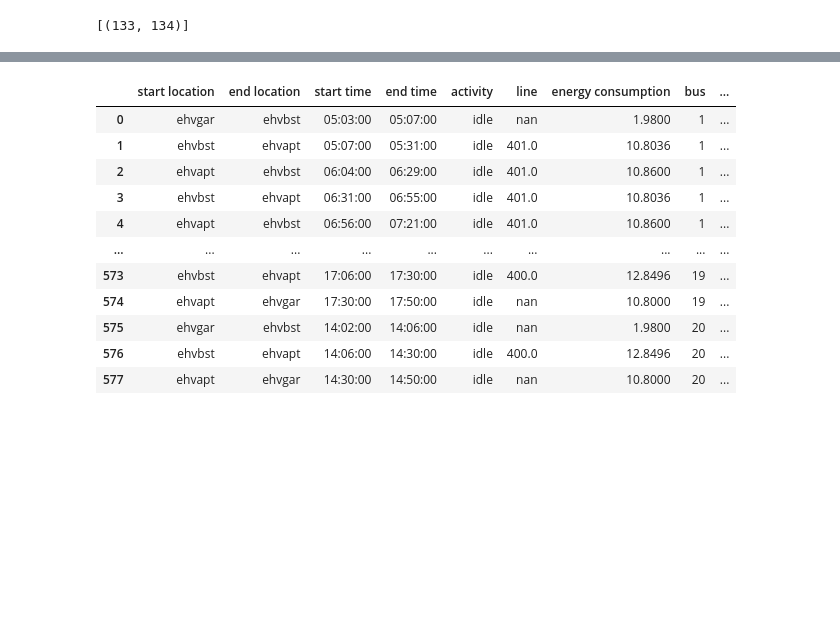
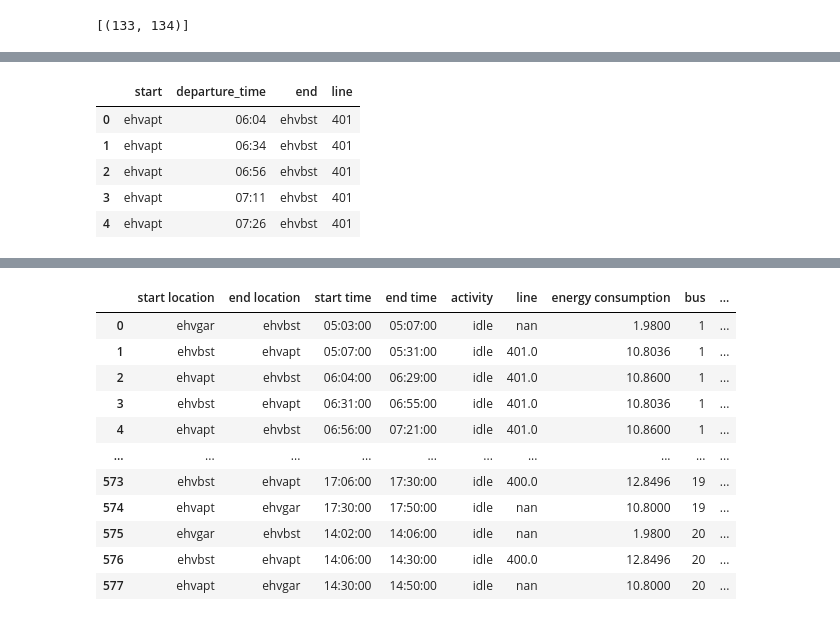
Before and after one commit to lrncjrssn/busplan_eindopdracht, a Jupyter notebook: begin_Laurence.ipynb, the cells around one changed output, grey strips where cells are left out. Drawn from its saved outputs; the diff is of its cells as text; code cells hidden in the pictures; blank space fills up the shorter version.

```diff
--- a/begin_Laurence.ipynb
+++ b/begin_Laurence.ipynb
@@ -157,0 +151,10 @@ Name: 134, dtype: object
+# %%
+df = pd.read_excel('Timetable.xlsx')
+df.head()
+# %% [output]
+|  | start | departure_time | end | line |
+| 0 | ehvapt | 06:04 | ehvbst | 401 |
+| 1 | ehvapt | 06:34 | ehvbst | 401 |
+| 2 | ehvapt | 06:56 | ehvbst | 401 |
+| 3 | ehvapt | 07:11 | ehvbst | 401 |
+| 4 | ehvapt | 07:26 | ehvbst | 401 |
```
Also changed, not shown: parts of 6 cells of this notebook, 3 other files.
